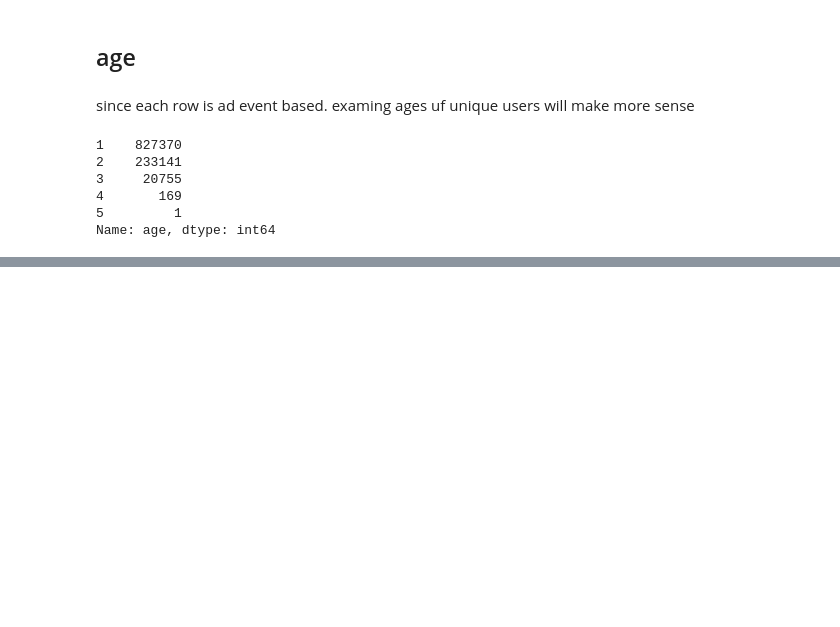
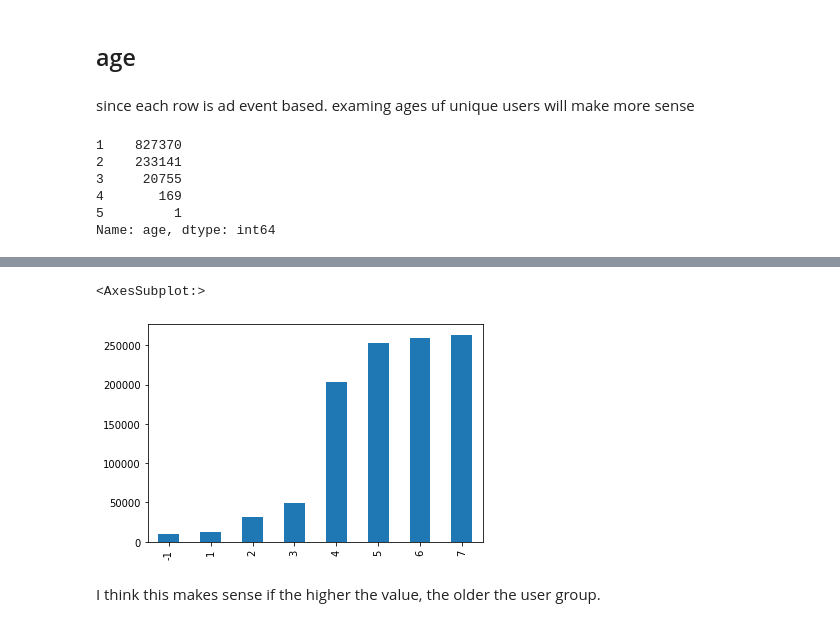
Before and after one commit to xwilchen/MLE_Nanodegree_Capstone, a Jupyter notebook: EDA.ipynb, the cells around one changed output, grey strips where cells are left out. Saved outputs shown, nothing was run; the diff lists cells and outputs as text; code cells hidden in the pictures; blank space fills up the shorter version.

```diff
--- a/EDA.ipynb
+++ b/EDA.ipynb
@@ -379,0 +410,7 @@ Name: age, Length: 254066, dtype: int64
+# %%
+age_df.groupby("uid")['age'].max().value_counts().sort_index().plot.bar()
+# %% [output]
+<AxesSubplot:>
+[figure, added]
+# %% [markdown]
+I think this makes sense if the higher the value, the older the user group.
```
Also changed, not shown: parts of 37 cells of this notebook.
